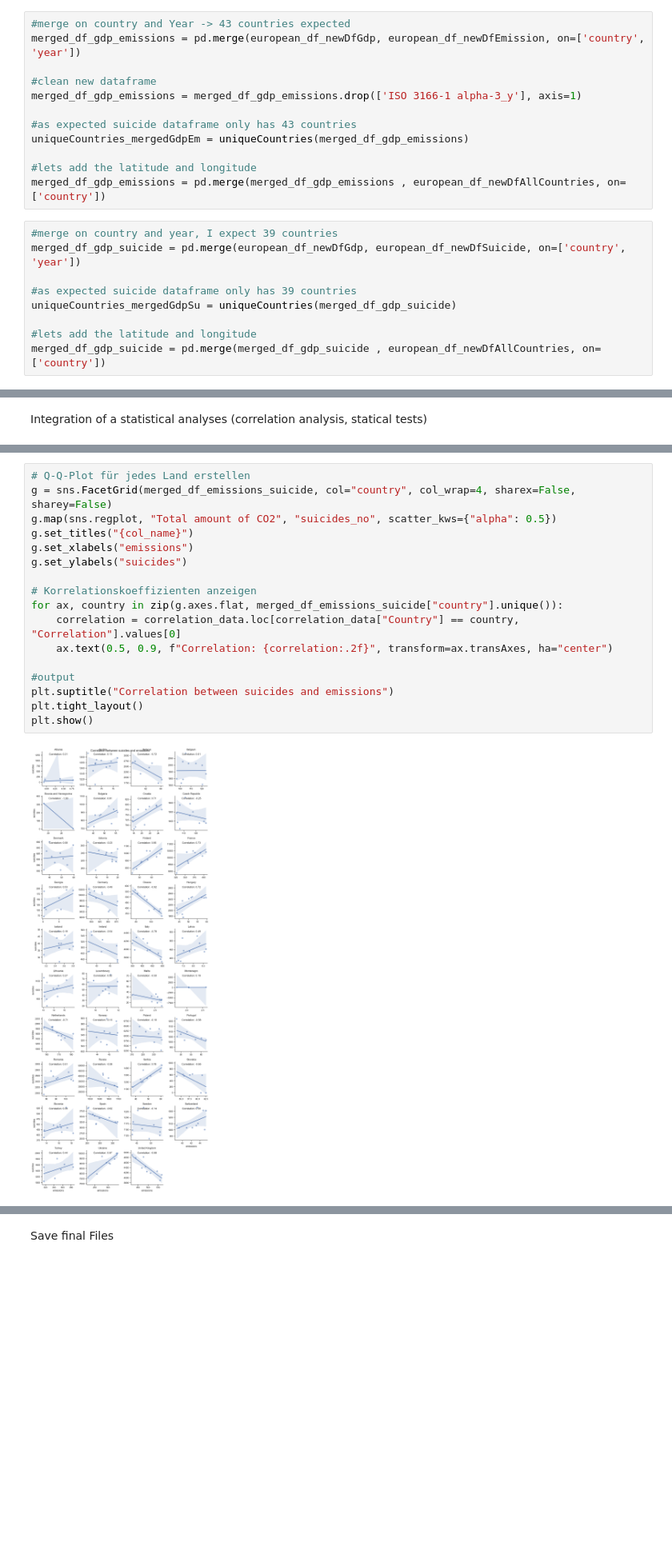
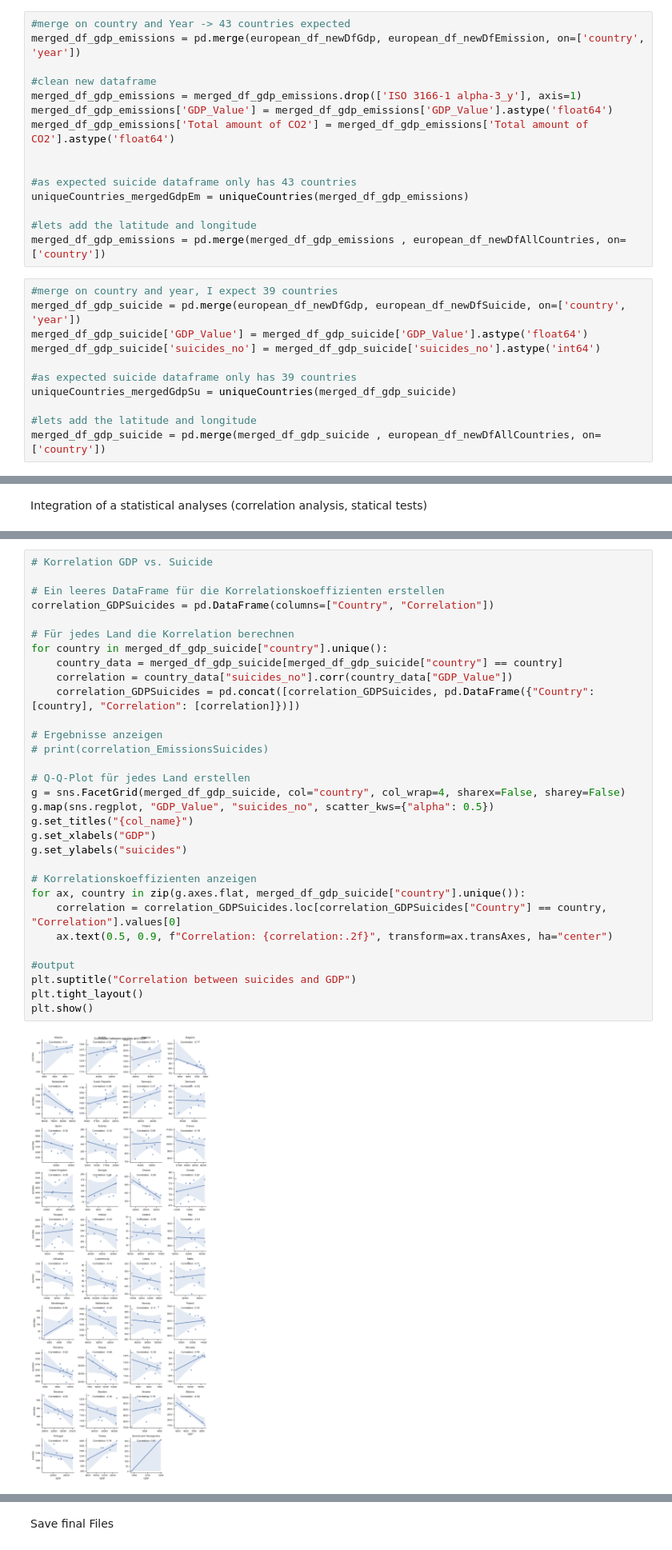
Before and after one commit to synoloris/scientific-programming-grp3, a Jupyter notebook: project.ipynb, the cells around one changed output, grey strips where cells are left out. Shown at 80% size. Cells and saved outputs as stored; diff of their text form; blank space fills up the shorter version.

Commit message:
All Q-Q- Plots

```diff
--- a/project.ipynb
+++ b/project.ipynb
@@ -238,6 +238,9 @@ merged_df_gdp_emissions = pd.merge(european_df_newDfGdp, european_df_newDfEmissi
 
 #clean new dataframe
 merged_df_gdp_emissions = merged_df_gdp_emissions.drop(['ISO 3166-1 alpha-3_y'], axis=1)
+merged_df_gdp_emissions['GDP_Value'] = merged_df_gdp_emissions['GDP_Value'].astype('float64')
+merged_df_gdp_emissions['Total amount of CO2'] = merged_df_gdp_emissions['Total amount of CO2'].astype('float64')
+
 
 #as expected suicide dataframe only has 43 countries
 uniqueCountries_mergedGdpEm = uniqueCountries(merged_df_gdp_emissions)
@@ -247,6 +250,8 @@ merged_df_gdp_emissions = pd.merge(merged_df_gdp_emissions , european_df_newDfAl
 # %%
 #merge on country and year, I expect 39 countries
 merged_df_gdp_suicide = pd.merge(european_df_newDfGdp, european_df_newDfSuicide, on=['country', 'year'])
+merged_df_gdp_suicide['GDP_Value'] = merged_df_gdp_suicide['GDP_Value'].astype('float64')
+merged_df_gdp_suicide['suicides_no'] = merged_df_gdp_suicide['suicides_no'].astype('int64')
 
 #as expected suicide dataframe only has 39 countries
 uniqueCountries_mergedGdpSu = uniqueCountries(merged_df_gdp_suicide)
@@ -324,19 +387,33 @@ print(correlation_data)
 # %%
+# Korrelation GDP vs. Suicide
+
+# Ein leeres DataFrame für die Korrelationskoeffizienten erstellen
+correlation_GDPSuicides = pd.DataFrame(columns=["Country", "Correlation"])
+
+# Für jedes Land die Korrelation berechnen
+for country in merged_df_gdp_suicide["country"].unique():
+    country_data = merged_df_gdp_suicide[merged_df_gdp_suicide["country"] == country]
+    correlation = country_data["suicides_no"].corr(country_data["GDP_Value"])
+    correlation_GDPSuicides = pd.concat([correlation_GDPSuicides, pd.DataFrame({"Country": [country], "Correlation": [correlation]})])
+
+# Ergebnisse anzeigen
+# print(correlation_EmissionsSuicides)
+
 # Q-Q-Plot für jedes Land erstellen
-g = sns.FacetGrid(merged_df_emissions_suicide, col="country", col_wrap=4, sharex=False, sharey=False)
-g.map(sns.regplot, "Total amount of CO2", "suicides_no", scatter_kws={"alpha": 0.5})
+g = sns.FacetGrid(merged_df_gdp_suicide, col="country", col_wrap=4, sharex=False, sharey=False)
+g.map(sns.regplot, "GDP_Value", "suicides_no", scatter_kws={"alpha": 0.5})
 g.set_titles("{col_name}")
-g.set_xlabels("emissions")
+g.set_xlabels("GDP")
 g.set_ylabels("suicides")
 
 # Korrelationskoeffizienten anzeigen
-for ax, country in zip(g.axes.flat, merged_df_emissions_suicide["country"].unique()):
-    correlation = correlation_data.loc[correlation_data["Country"] == country, "Correlation"].values[0]
+for ax, country in zip(g.axes.flat, merged_df_gdp_suicide["country"].unique()):
+    correlation = correlation_GDPSuicides.loc[correlation_GDPSuicides["Country"] == country, "Correlation"].values[0]
     ax.text(0.5, 0.9, f"Correlation: {correlation:.2f}", transform=ax.transAxes, ha="center")
 
 #output
-plt.suptitle("Correlation between suicides and emissions")
+plt.suptitle("Correlation between suicides and GDP")
 plt.tight_layout()
 plt.show()
 # %% [output]
-[figure, old version]
+[figure, new version]
```
Also changed, not shown: parts of 5 cells of this notebook.
